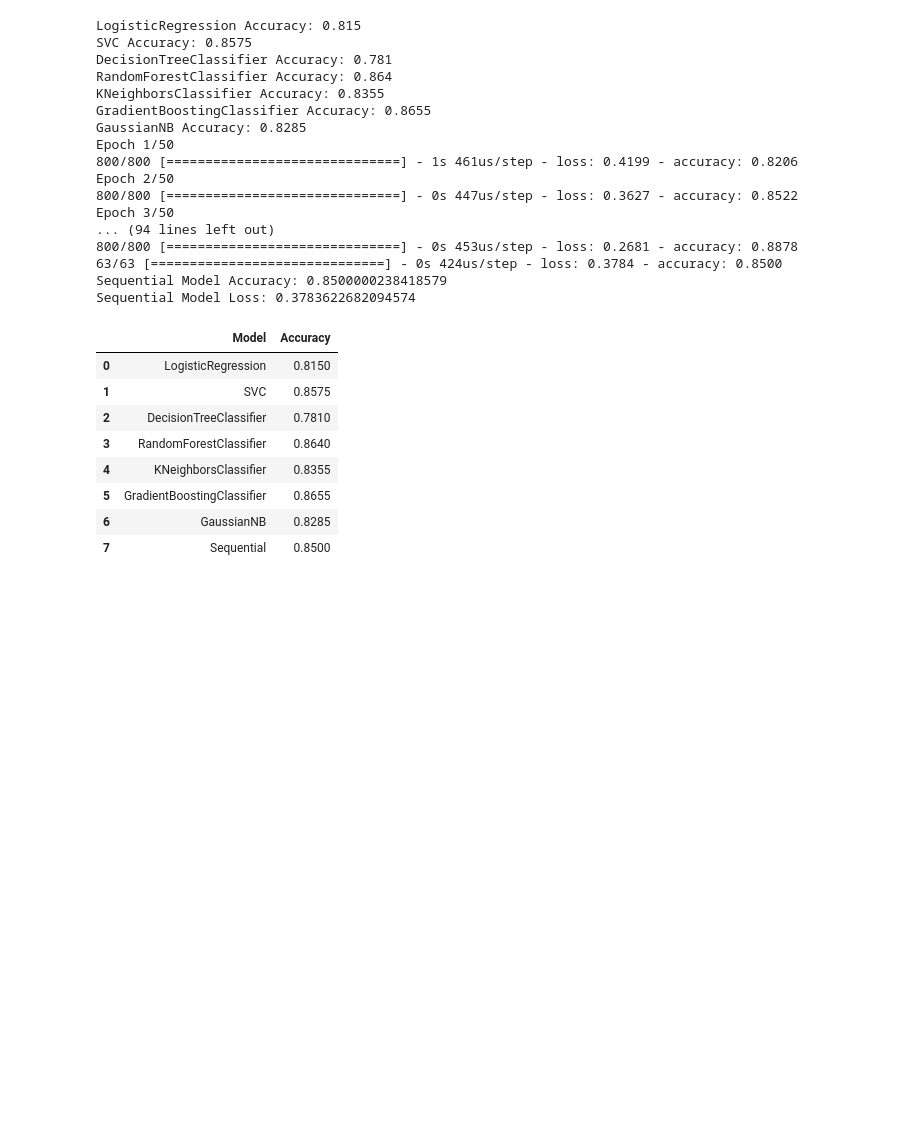
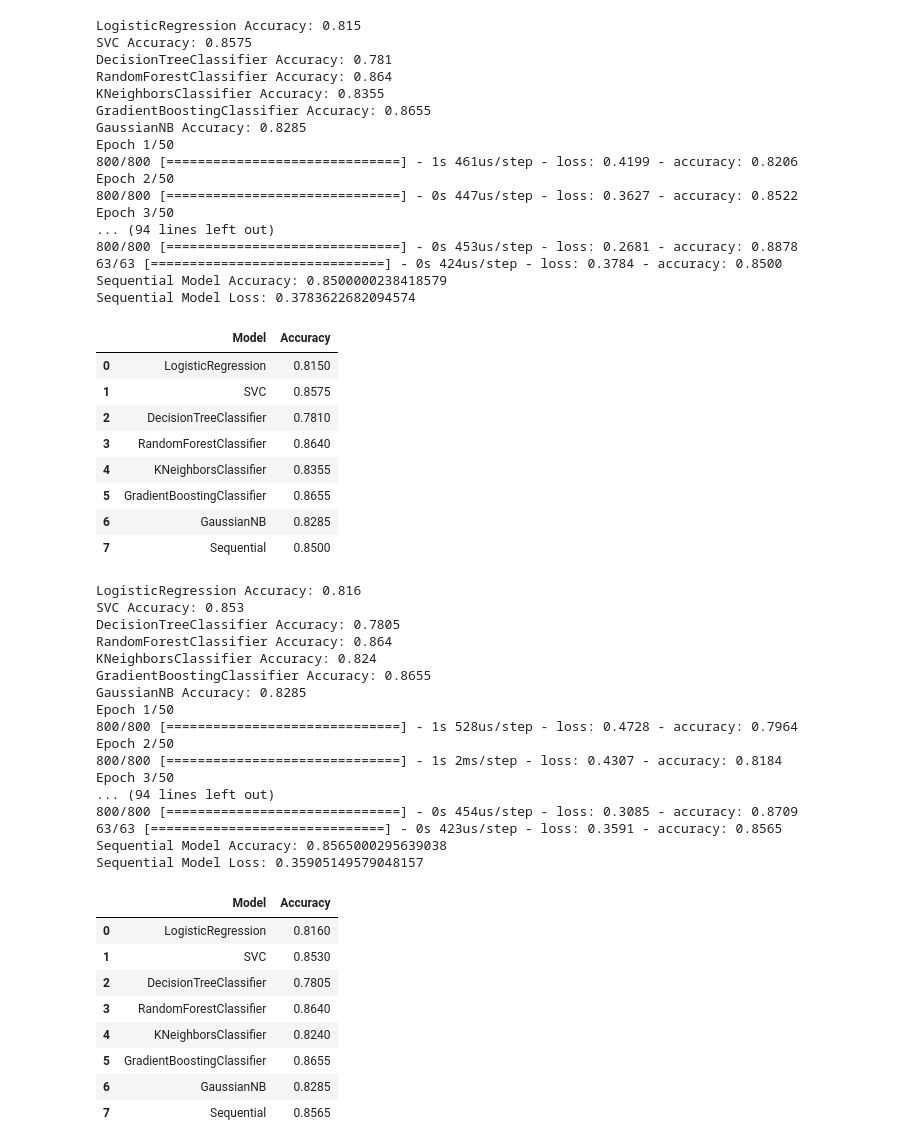
Before and after one commit to MaukanMir/Bank-Churn-Customer-Classifier, a Jupyter notebook: training.ipynb, the cells around one changed output. Drawn from its saved outputs; the diff is of its cells as text; code cells hidden in the pictures; blank space fills up the shorter version.

Commit message:
Added new models

```diff
--- a/training.ipynb
+++ b/training.ipynb
@@ -181,3 +181,42 @@ Sequential Model Loss: 0.3783622682094574
 | 5 | GradientBoostingClassifier | 0.8655 |
 | 6 | GaussianNB | 0.8285 |
 | 7 | Sequential | 0.8500 |
+# %%
+X, y = df.drop("churn", axis=1), df["churn"]
+
+
+X_train, X_test, y_train_encoded, y_test_encoded = train_test_split(X, y, test_size=0.2, random_state=42)
+
+scaler = MinMaxScaler()
+
+X_train_scaled, X_test_scaled = scaler.fit_transform(X_train), scaler.transform(X_test)
+
+models = run_all_models(X_train_scaled, X_test_scaled, y_train_encoded, y_test_encoded)
+models
+# %% [output]
+LogisticRegression Accuracy: 0.816
+SVC Accuracy: 0.853
+DecisionTreeClassifier Accuracy: 0.7805
+RandomForestClassifier Accuracy: 0.864
+KNeighborsClassifier Accuracy: 0.824
+GradientBoostingClassifier Accuracy: 0.8655
+GaussianNB Accuracy: 0.8285
+Epoch 1/50
+800/800 [==============================] - 1s 528us/step - loss: 0.4728 - accuracy: 0.7964
+Epoch 2/50
+800/800 [==============================] - 1s 2ms/step - loss: 0.4307 - accuracy: 0.8184
+Epoch 3/50
+... (94 lines left out)
+800/800 [==============================] - 0s 454us/step - loss: 0.3085 - accuracy: 0.8709
+63/63 [==============================] - 0s 423us/step - loss: 0.3591 - accuracy: 0.8565
+Sequential Model Accuracy: 0.8565000295639038
+Sequential Model Loss: 0.35905149579048157
+|  | Model | Accuracy |
+| 0 | LogisticRegression | 0.8160 |
+| 1 | SVC | 0.8530 |
+| 2 | DecisionTreeClassifier | 0.7805 |
+| 3 | RandomForestClassifier | 0.8640 |
+| 4 | KNeighborsClassifier | 0.8240 |
+| 5 | GradientBoostingClassifier | 0.8655 |
+| 6 | GaussianNB | 0.8285 |
+| 7 | Sequential | 0.8565 |
```
